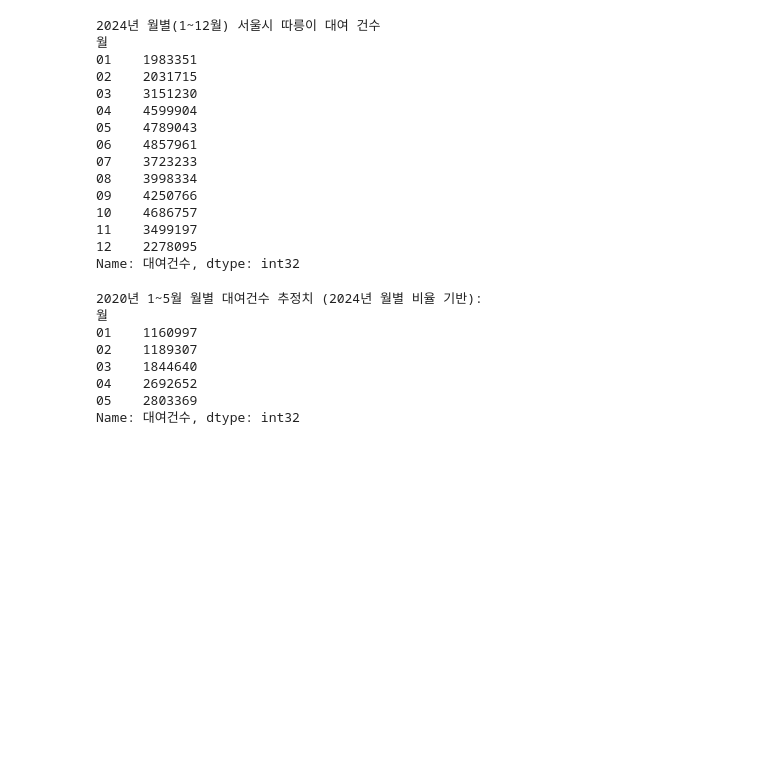
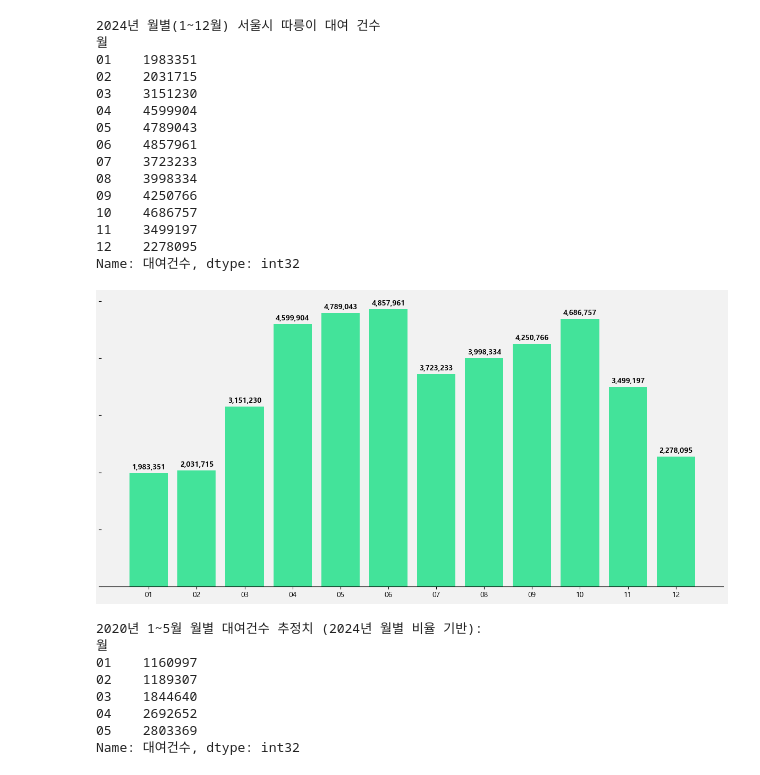
Before and after one commit to mj-camille-kim/Why-public-bicycles-failed, a Jupyter notebook: operate.ipynb, the cells around one changed output. Cells and saved outputs as stored; diff of their text form; code cells hidden in the pictures; blank space fills up the shorter version.

```diff
--- a/operate.ipynb
+++ b/operate.ipynb
@@ -375,6 +400,46 @@ print(monthly_rental_2024)
 11    3499197
 12    2278095
 Name: 대여건수, dtype: int32
+# %%
+try:
+    if not isinstance(monthly_rental_2024, pd.Series):
+        raise NameError
+except NameError:
+    index_cols = ['01','02', '03', '04', '05', '06', '07', '08', '09', '10', '11', '12']
+    data_values = [2500000, 2700000, 3500000, 4100000, 4800000, 4500000, 3800000, 3900000, 4300000, 3700000, 3100000, 2600000]
+    monthly_rental_2024 = pd.Series(data_values, index=index_cols)
+
+fig, ax = plt.subplots(figsize=(12, 6))
+fig.set_facecolor('#F2F2F2') # 그림 전체 배경색
+ax.set_facecolor('#F2F2F2') # 차트 영역 배경색
+
+plt.rcParams['font.family'] = 'Malgun Gothic'
+plt.rcParams['axes.unicode_minus'] = False
+
+bars = ax.bar(monthly_rental_2024.index, monthly_rental_2024.values,
+              color='#30e291', alpha=0.9)
+
+ax.yaxis.set_major_formatter(plt.NullFormatter())
+
+ax.spines['left'].set_visible(False)
+ax.spines['right'].set_visible(False)
+ax.spines['top'].set_visible(False)
+
+# 막대 위에 데이터 라벨 추가 (천 단위 구분 기호 사용)
+for bar in bars:
+    height = bar.get_height()
+    ax.annotate(f'{height:,.0f}',
+                xy=(bar.get_x() + bar.get_width() / 2, height),
+                xytext=(0, 3),  # 3 points vertical offset
+                textcoords="offset points",
+                ha='center', va='bottom', fontsize=10, fontweight='bold')
+
+ax.grid(False)
+
+plt.tight_layout()
+plt.show()
+# %% [output]
+[figure, added]
 # %%
 # 2020년에는 6~12월만 데이터가 있으므로, 2024년 월별 따릉이 대여수(1~5월 평균 비율로) 2020년 1~5월을 추정
 
```
Also changed, not shown: parts of 11 cells of this notebook, 5 other files.
